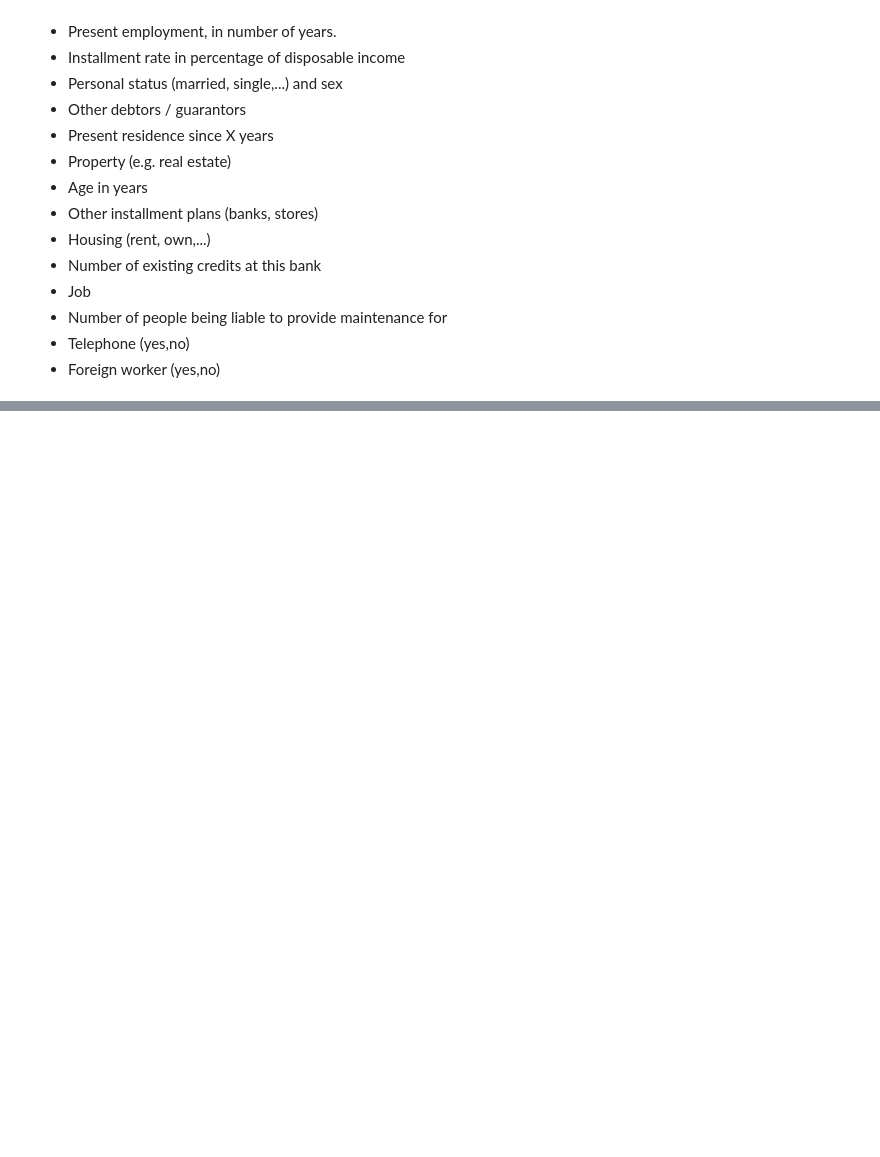
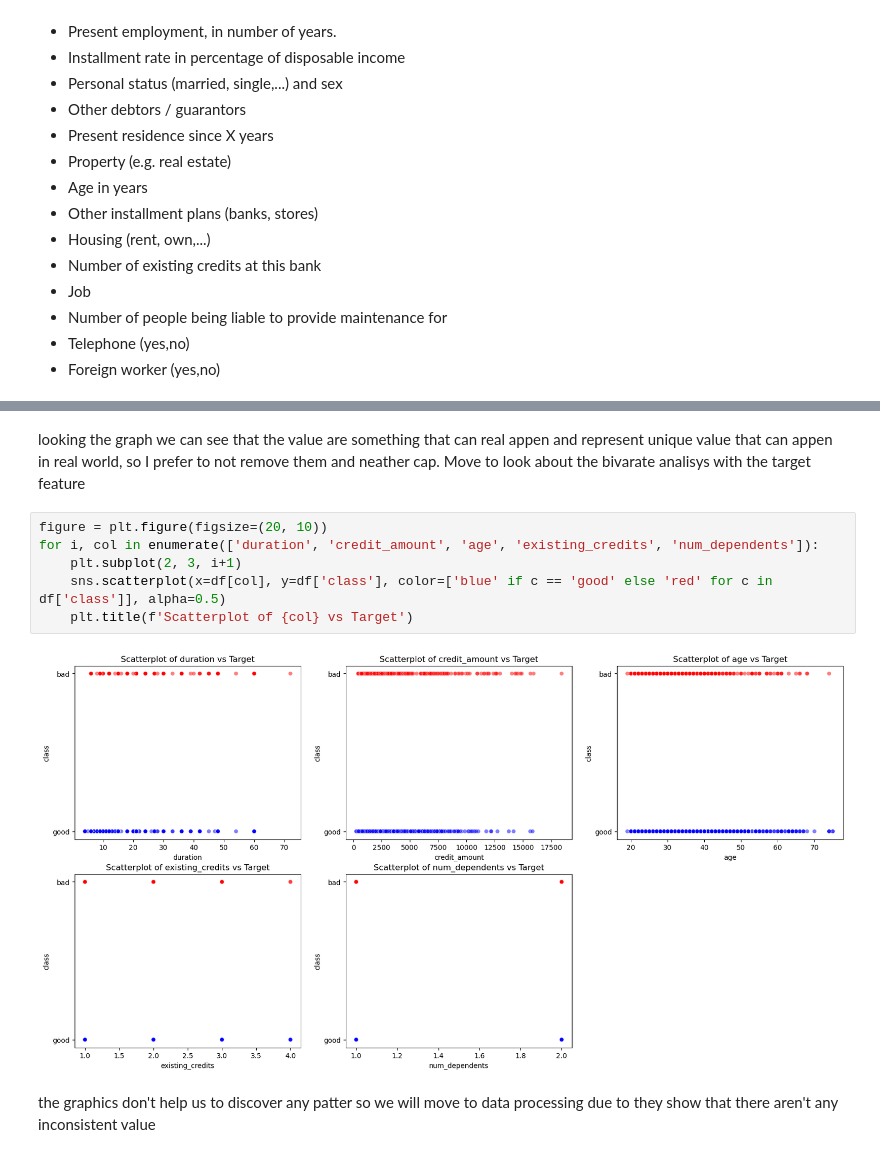
Before and after one commit to EmanueleLippi/AI-in-Credit-Risk-Modeling, a Jupyter notebook: notebook/notebook.ipynb, the cells around one changed output, grey strips where cells are left out. Saved outputs shown, nothing was run; the diff lists cells and outputs as text; blank space fills up the shorter version.

```diff
--- a/notebook/notebook.ipynb
+++ b/notebook/notebook.ipynb
@@ -89,0 +126,12 @@ dtype: int64
+# %% [markdown]
+looking the graph we can see that the value are something that can real appen and represent unique value that can appen in real world, so I prefer to not remove them and neather cap. Move to look about the bivarate analisys with the target feature
+# %%
+figure = plt.figure(figsize=(20, 10))
+for i, col in enumerate(['duration', 'credit_amount', 'age', 'existing_credits', 'num_dependents']):
+    plt.subplot(2, 3, i+1)
+    sns.scatterplot(x=df[col], y=df['class'], color=['blue' if c == 'good' else 'red' for c in df['class']], alpha=0.5)
+    plt.title(f'Scatterplot of {col} vs Target')
+# %% [output]
+[figure, added]
+# %% [markdown]
+the graphics don't help us to discover any patter so we will move to data processing due to they show that there aren't any inconsistent value
```
Also changed, not shown: parts of 68 cells of this notebook, 1 other file.
